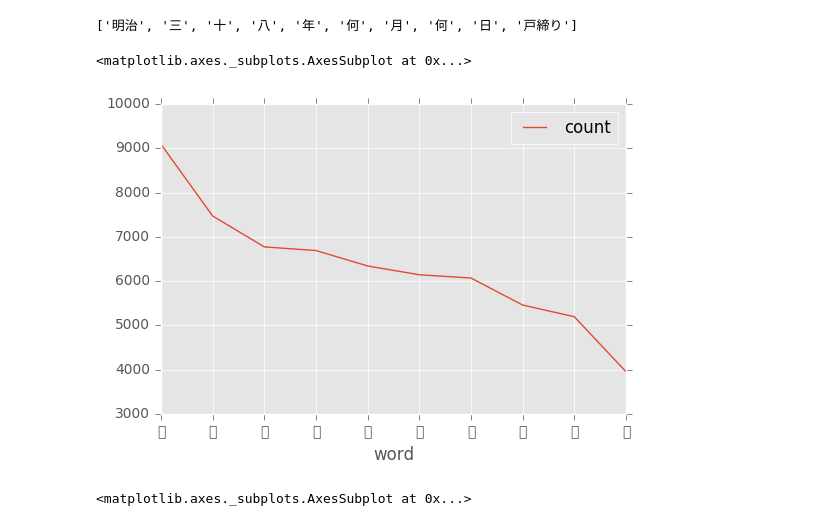
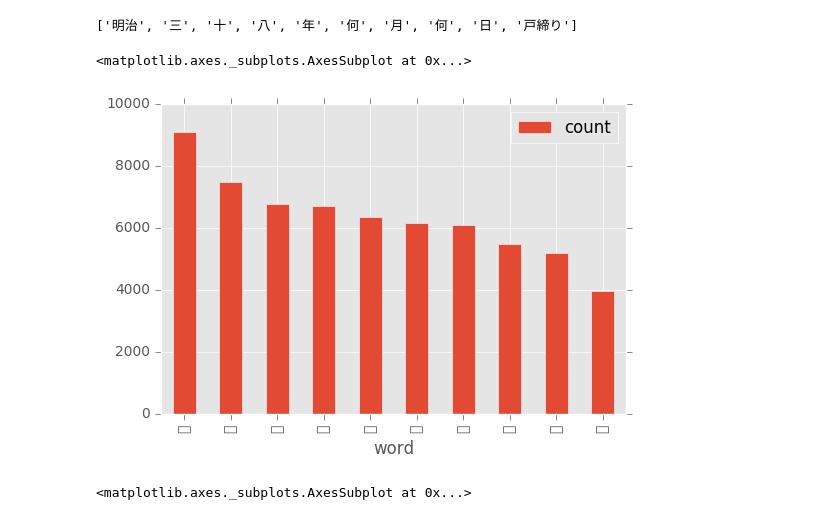
Before and after one commit to woody-kawagoe/nlp100, a Jupyter notebook: chapter04/chapter04.ipynb, the cells around one changed output. Saved outputs shown, nothing was run; the diff lists cells and outputs as text; code cells hidden in the pictures.

```diff
--- a/chapter04/chapter04.ipynb
+++ b/chapter04/chapter04.ipynb
@@ -111,10 +111,10 @@ with open('ans36.csv','w') as f:
         f.write(k+str(v)+"\n")
 # %%
 # 37
-pd.DataFrame(ans36[:10], columns=['word', 'count']).plot(x='word', y='count')
+pd.DataFrame(ans36[:10], columns=['word', 'count']).plot(x='word', y='count', kind='bar')
 # %% [output]
 <matplotlib.axes._subplots.AxesSubplot at 0x...>
-[figure, old version]
+[figure, new version]
 # %%
 # 38
 pd.DataFrame(ans36, columns=['word', 'count']).groupby('count').count().plot(kind='bar')
```
Also changed, not shown: parts of 2 cells of this notebook, 1 other file.
